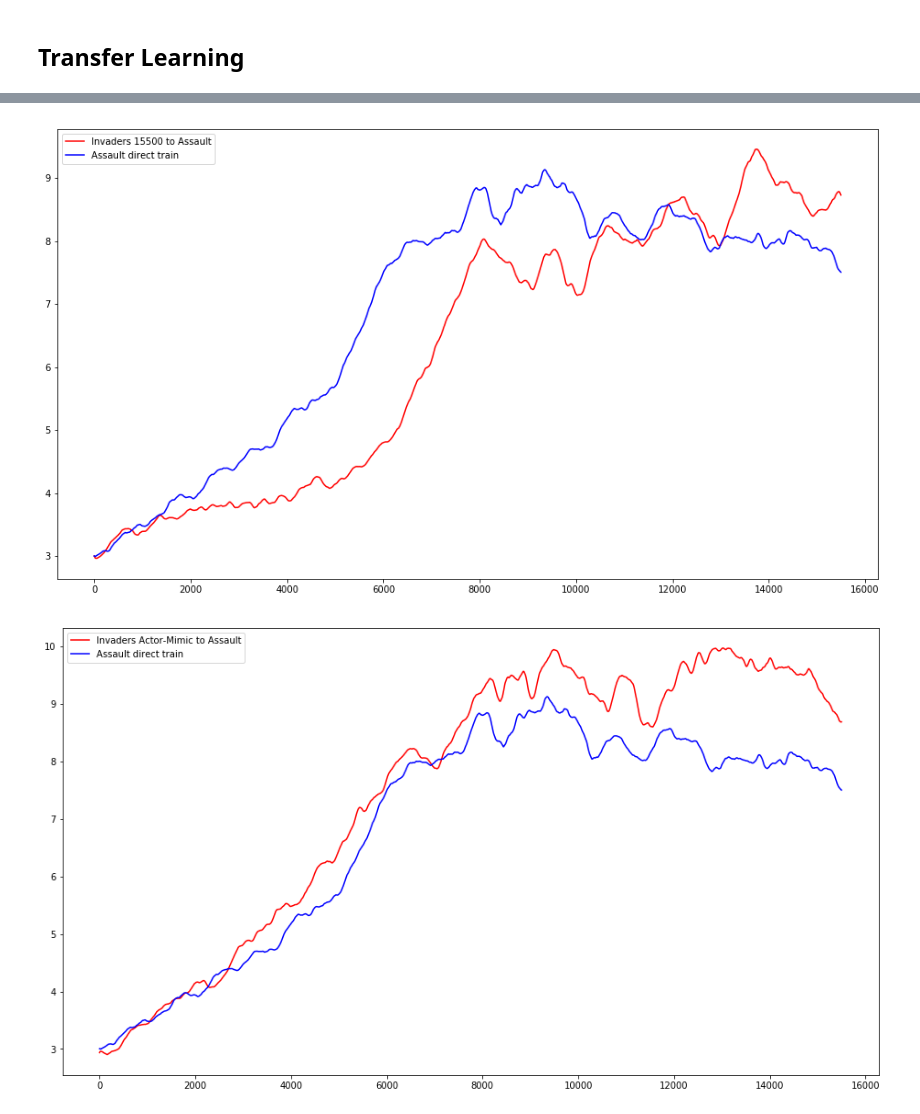
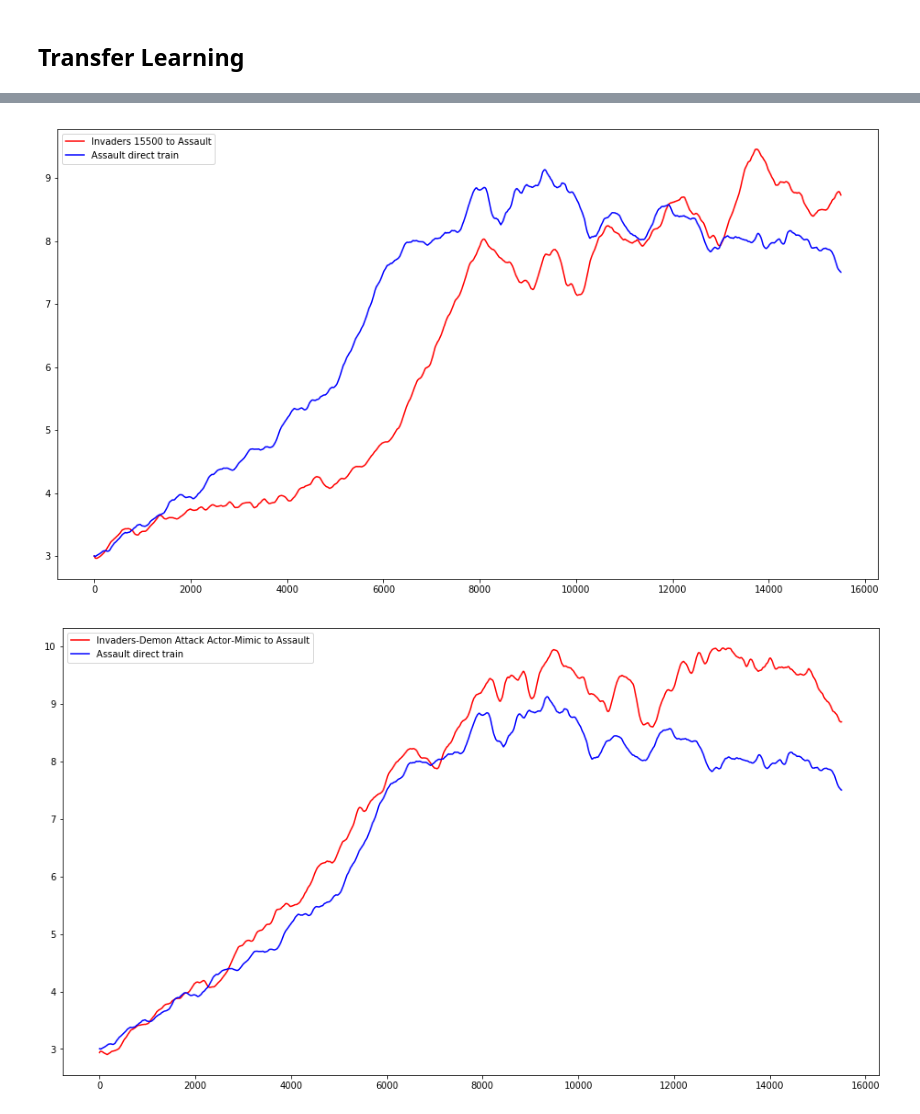
Before and after one commit to tophatraptor/si-transfer, a Jupyter notebook: plot_results.ipynb, the cells around one changed output, grey strips where cells are left out. Cells and saved outputs as stored; diff of their text form; code cells hidden in the pictures.

```diff
--- a/plot_results.ipynb
+++ b/plot_results.ipynb
@@ -85,7 +85,7 @@ single_plots = [
     ('transfer_models/demon-attack_3000_to_assault_reward.txt', 'Demon Attack 3000 to Assault'),
     ('transfer_models/invaders_4500_to_assault_reward.txt', 'Invaders 4500 to Assault'),
     ('transfer_models/invaders_15500_to_assault_reward.txt', 'Invaders 15500 to Assault'),
-    ('transfer_models/invaders-am_10500_to_assault_reward.txt', 'Invaders Actor-Mimic to Assault')
+    ('transfer_models/invaders-am_10500_to_assault_reward.txt', 'Invaders-Demon Attack Actor-Mimic to Assault')
 ]
 
 for i, item in enumerate(single_plots):
@@ -111,42 +111,34 @@ plots = [
     ('transfer_models/invaders_4500_to_assault_reward.txt', 'Invaders 4500 to Assault'),
     ('transfer_models/invaders_15500_to_assault_reward.txt', 'Invaders 15500 to Assault'),
     ('transfer_models/invaders-am_10500_to_assault_reward.txt', 'Invaders Actor-Mimic to Assault')
 ]
 
 def plot_transfer(tup_list, extra=""):
     plt.figure(figsize=default_figsize)
     plt.tight_layout()
     for i, x in enumerate(tup_list):
         model_path, label = x
         color = color_list[i]
         ys = np.loadtxt(model_path)
         ys = np.convolve(ys, cfilter)
         plt.plot(ys[500:-500], c=color, label=label)
     plt.legend()
     plt.savefig('figures/transfer_learning{}_smoothed'.format(extra))
     plt.show()
     plt.close()
 
 plot_transfer(plots)
 
-single_plots = [
-    ('transfer_models/demon-attack_11000_to_assault_transfer_reward.txt', 'Demon Attack 11000 to Assault'),
-    ('transfer_models/demon-attack_3000_to_assault_reward.txt', 'Demon Attack 3000 to Assault'),
-    ('transfer_models/invaders_4500_to_assault_reward.txt', 'Invaders 4500 to Assault'),
-    ('transfer_models/invaders_15500_to_assault_reward.txt', 'Invaders 15500 to Assault'),
-    ('transfer_models/invaders-am_10500_to_assault_reward.txt', 'Invaders Actor-Mimic to Assault')
-]
-
 for i, item in enumerate(single_plots):
     this_plot = [item] + [('models/assault_reward.txt', 'Assault direct train')]
     plot_transfer(this_plot, str(i))
 # %% [output]
 [figure]
 [figure]
 [figure]
 [figure]
 [figure]
-[figure, old version]
+[figure, new version]
 # %%
 for x in single_plots:
     fname, label = x
```
Also changed, not shown: parts of 2 cells of this notebook, 2 other files.
